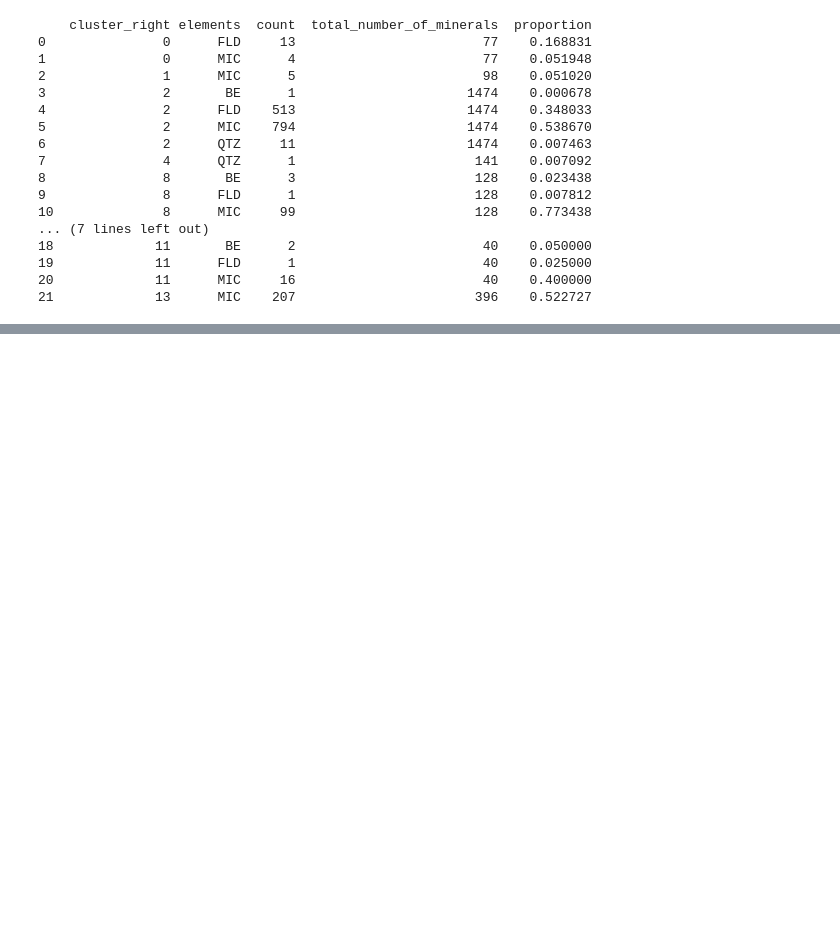
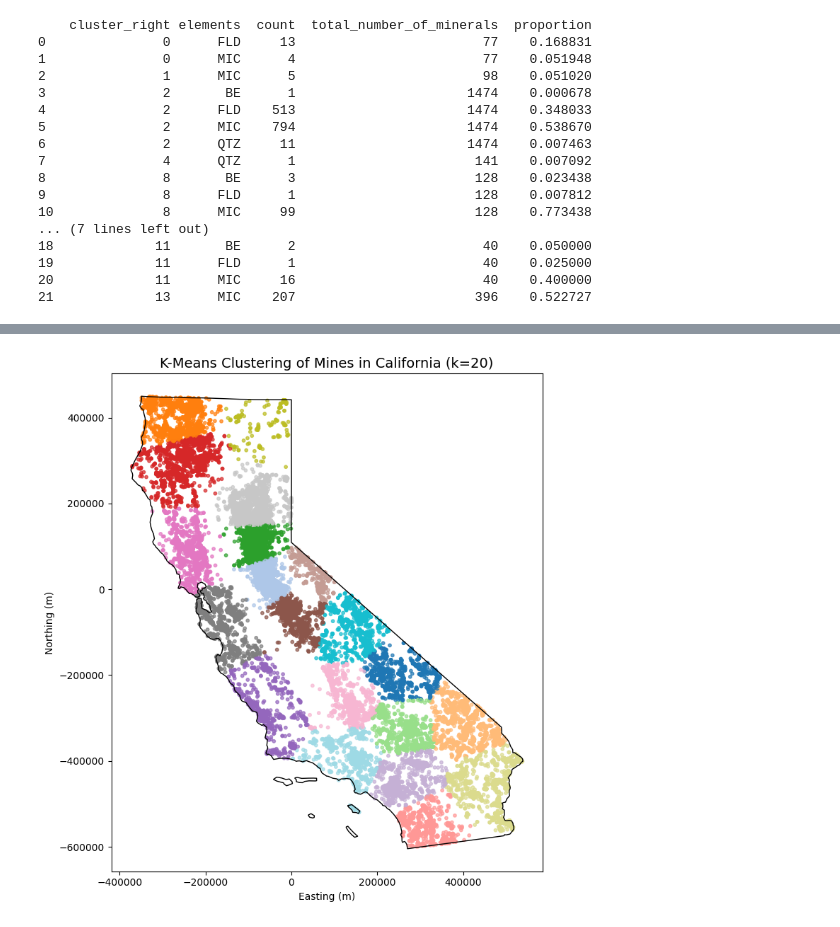
Before and after one commit to bradleybowen/mineral_indicators_lithium, a Jupyter notebook: Distance-Formulas.ipynb, the cells around one changed output, grey strips where cells are left out. Drawn from its saved outputs; the diff is of its cells as text; code cells hidden in the pictures; blank space fills up the shorter version.

Commit message:
running on california

```diff
--- a/Distance-Formulas.ipynb
+++ b/Distance-Formulas.ipynb
@@ -673,0 +912,13 @@ Resampled class distribution: {0: 14, 1: 14}
+# %%
+# Convert to California-specific EPSG for spatial accuracy
+minerals_ca_projected = minerals_ca.to_crs(epsg=3310)
+
+# Remove processing sites (not explicitly mined)
+# Remove sites that only have SDG (sand and gravel)
+minerals_ca_projected = minerals_ca_projected[
+    ~minerals_ca_projected['DEV_STAT'].isin(['Unknown', 'Plant']) &
+    ~(minerals_ca_projected['CODE_LIST'] == 'SDG')
+]
+
+print(f"Projected California dataset count: {len(minerals_ca_projected)}")
+print(minerals_ca_projected.head())
@@ -673,0 +989,35 @@ Resampled class distribution: {0: 14, 1: 14}
+# %%
+import geopandas as gpd
+import matplotlib.pyplot as plt
+from sklearn.cluster import KMeans
+
+# --- STEP 1: Prepare GeoDataFrame for California ---
+gdf = minerals_ca_projected.copy()
+gdf['x'] = gdf.geometry.x
+gdf['y'] = gdf.geometry.y
+
+# --- STEP 2: Run K-Means clustering ---
+k = 20  # Number of clusters (tune as needed)
+coords = gdf[['x', 'y']].values
+kmeans = KMeans(n_clusters=k, random_state=0, n_init=10)
+gdf['cluster'] = kmeans.fit_predict(coords)
+# --- STEP 3: Load California boundary polygon ---
+us_url = "https://www2.census.gov/geo/tiger/GENZ2022/shp/cb_2022_us_state_20m.zip"
+us_states = gpd.read_file(us_url)
+ca = us_states[us_states['NAME'] == "California"].to_crs(gdf.crs)
+
+# --- STEP 4: Plot California basemap + clusters (no legend) ---
+fig, ax = plt.subplots(figsize=(10, 8))
+
+ca.boundary.plot(ax=ax, color='black', linewidth=1)
+
+# Mines colored by clusters, no legend
+gdf.plot(ax=ax, column='cluster', cmap='tab20', markersize=10, alpha=0.7, legend=False)
+
+ax.set_title(f"K-Means Clustering of Mines in California (k={k})", fontsize=14)
+ax.set_xlabel("Easting (m)")
+ax.set_ylabel("Northing (m)")
+plt.tight_layout()
+plt.show()
+# %% [output]
+[figure, added]
```
Also changed, not shown: parts of 28 cells of this notebook.
